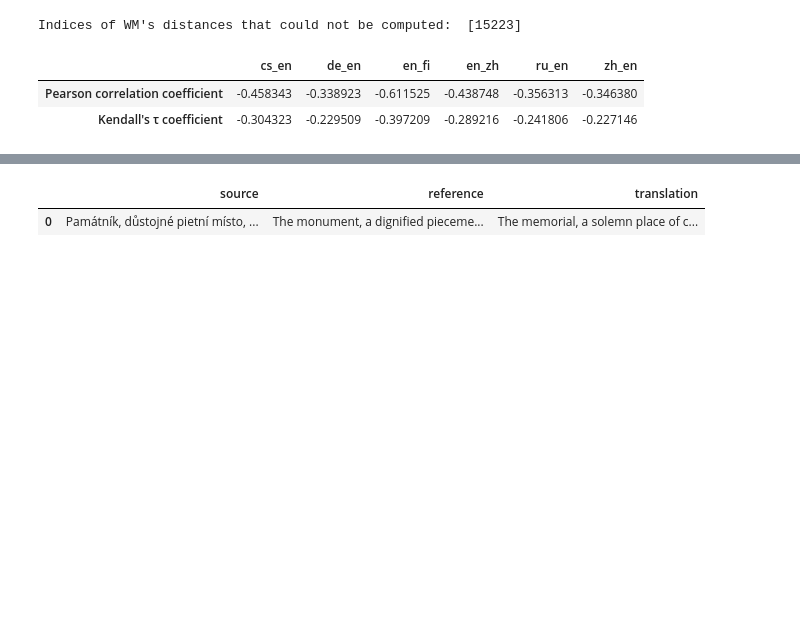
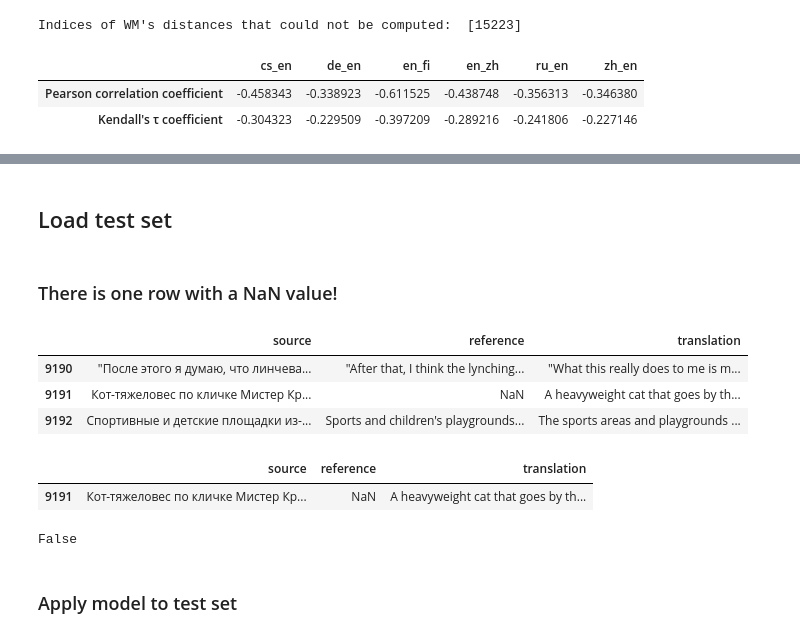
Before and after one commit to FranzMichaelFrank/Text_Mining_Group_Project, a Jupyter notebook: PM_2021-05-27_Embedding.ipynb, the cells around one changed output, grey strips where cells are left out. Drawn from its saved outputs; the diff is of its cells as text; code cells hidden in the pictures; blank space fills up the shorter version.

```diff
--- a/PM_2021-05-27_Embedding.ipynb
+++ b/PM_2021-05-27_Embedding.ipynb
@@ -712,5 +724,2 @@ data_list_test = [cs_en_test, de_en_test, en_fi_test, en_zh_test, ru_en_test, zh
-# %%
-data_list_test[0].head(1)
-# %% [output]
-|  | source | reference | translation |
-| 0 | Památník, důstojné pietní místo, ... | The monument, a dignified pieceme... | The memorial, a solemn place of c... |
+# %% [markdown]
+## Load test set
@@ -716,0 +736,20 @@ data_list_test[0].head(1)
+# %% [markdown]
+### There is one row with a NaN value!
+# %%
+data_list_test[4].iloc[9190:9193,:]
+# %% [output]
+|  | source | reference | translation |
+| 9190 | "После этого я думаю, что линчева... | "After that, I think the lynching... | "What this really does to me is m... |
+| 9191 | Кот-тяжеловес по кличке Мистер Кр... | NaN | A heavyweight cat that goes by th... |
+| 9192 | Спортивные и детские площадки из-... | Sports and children's playgrounds... | The sports areas and playgrounds ... |
+# %%
+ru_en_test[ru_en_test.isna().any(axis=1)]
+# %% [output]
+|  | source | reference | translation |
+| 9191 | Кот-тяжеловес по кличке Мистер Кр... | NaN | A heavyweight cat that goes by th... |
+# %%
+type(ru_en_test.iloc[9191,1]) == str
+# %% [output]
+False
+# %% [markdown]
+### Apply model to test set
```
Also changed, not shown: parts of 19 cells of this notebook, 15 other files.
